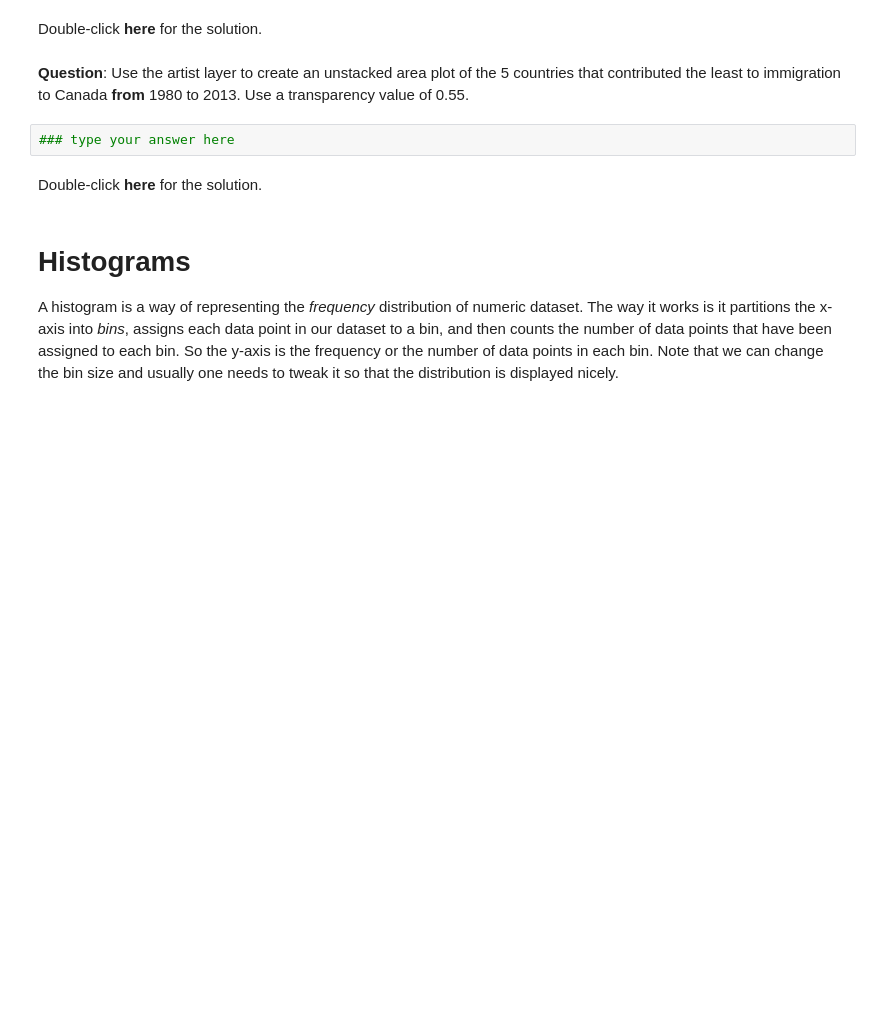
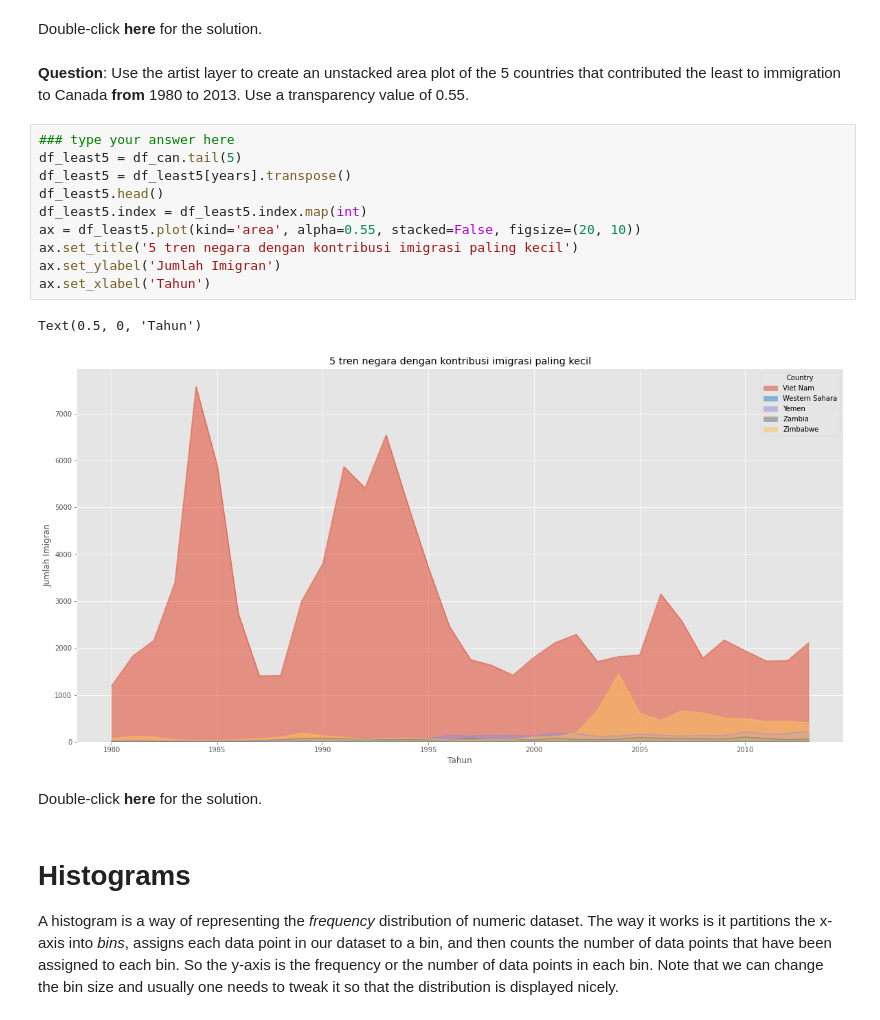
Before and after one commit to irvandandung/hands-on-labs-math-tools, a Jupyter notebook: Pertemuan4/DV0101EN-02-Area-Plots-Histograms-and-Bar-Charts-py.ipynb, the cells around one changed output. Cells and saved outputs as stored; diff of their text form; blank space fills up the shorter version.

```diff
--- a/Pertemuan4/DV0101EN-02-Area-Plots-Histograms-and-Bar-Charts-py.ipynb
+++ b/Pertemuan4/DV0101EN-02-Area-Plots-Histograms-and-Bar-Charts-py.ipynb
@@ -319,8 +330,19 @@ plt.show()
 -->
 # %% [markdown]
 **Question**: Use the artist layer to create an unstacked area plot of the 5 countries that contributed the least to immigration to Canada **from** 1980 to 2013. Use a transparency value of 0.55.
-# %%
-### type your answer here
+# %%
+### type your answer here
+df_least5 = df_can.tail(5)
+df_least5 = df_least5[years].transpose()
+df_least5.head()
+df_least5.index = df_least5.index.map(int)
+ax = df_least5.plot(kind='area', alpha=0.55, stacked=False, figsize=(20, 10))
+ax.set_title('5 tren negara dengan kontribusi imigrasi paling kecil')
+ax.set_ylabel('Jumlah Imigran')
+ax.set_xlabel('Tahun')
+# %% [output]
+Text(0.5, 0, 'Tahun')
+[figure, added]
 # %% [markdown]
 Double-click __here__ for the solution.
 <!-- The correct answer is:
```
Also changed, not shown: parts of 18 cells of this notebook.
